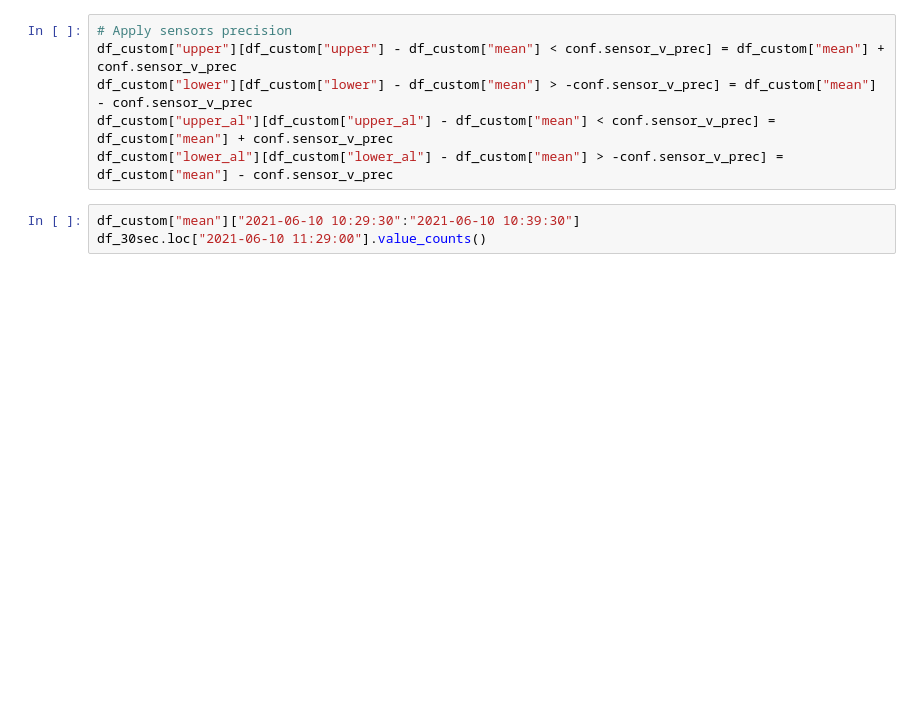
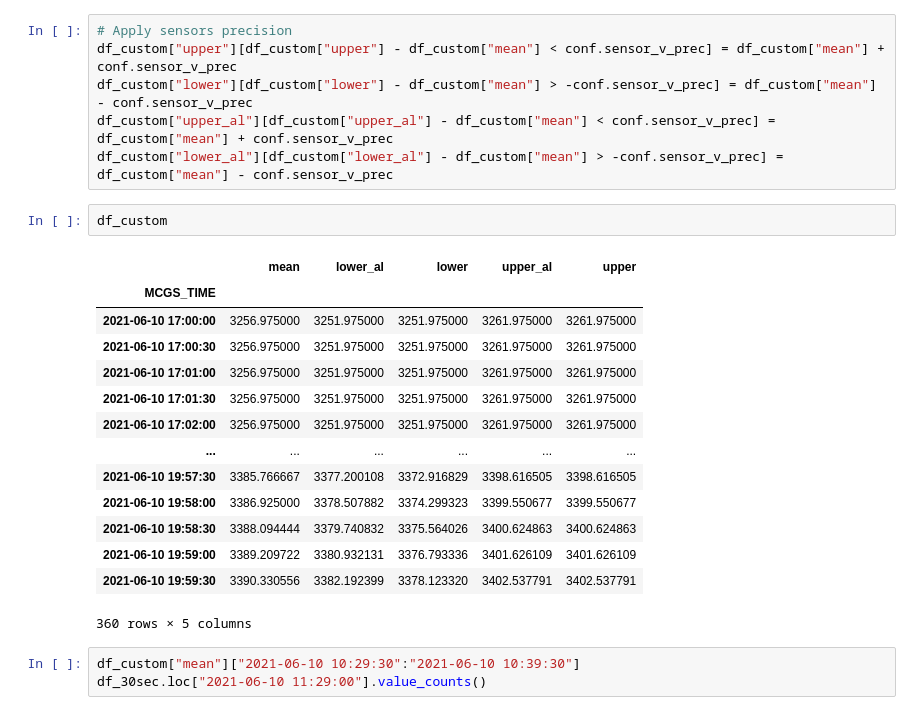
Before and after one commit to 314ka4y/Anomaly-detection-project, a Jupyter notebook: Anomaly_detection.ipynb, the cells around one changed output. Drawn from its saved outputs; the diff is of its cells as text; blank space fills up the shorter version.

```diff
--- a/Anomaly_detection.ipynb
+++ b/Anomaly_detection.ipynb
@@ -931,6 +991,23 @@ df_custom["upper"][df_custom["upper"] - df_custom["mean"] < conf.sensor_v_prec]
 df_custom["lower"][df_custom["lower"] - df_custom["mean"] > -conf.sensor_v_prec] = df_custom["mean"] - conf.sensor_v_prec
 df_custom["upper_al"][df_custom["upper_al"] - df_custom["mean"] < conf.sensor_v_prec] = df_custom["mean"] + conf.sensor_v_prec
 df_custom["lower_al"][df_custom["lower_al"] - df_custom["mean"] > -conf.sensor_v_prec] = df_custom["mean"] - conf.sensor_v_prec
+# %%
+df_custom
+# %% [output]
+|  | mean | lower_al | lower | upper_al | upper |
+| MCGS_TIME |  |  |  |  |  |
+| 2021-06-10 17:00:00 | 3256.975000 | 3251.975000 | 3251.975000 | 3261.975000 | 3261.975000 |
+| 2021-06-10 17:00:30 | 3256.975000 | 3251.975000 | 3251.975000 | 3261.975000 | 3261.975000 |
+| 2021-06-10 17:01:00 | 3256.975000 | 3251.975000 | 3251.975000 | 3261.975000 | 3261.975000 |
+| 2021-06-10 17:01:30 | 3256.975000 | 3251.975000 | 3251.975000 | 3261.975000 | 3261.975000 |
+| 2021-06-10 17:02:00 | 3256.975000 | 3251.975000 | 3251.975000 | 3261.975000 | 3261.975000 |
+| ... | ... | ... | ... | ... | ... |
+| 2021-06-10 19:57:30 | 3385.766667 | 3377.200108 | 3372.916829 | 3398.616505 | 3398.616505 |
+| 2021-06-10 19:58:00 | 3386.925000 | 3378.507882 | 3374.299323 | 3399.550677 | 3399.550677 |
+| 2021-06-10 19:58:30 | 3388.094444 | 3379.740832 | 3375.564026 | 3400.624863 | 3400.624863 |
+| 2021-06-10 19:59:00 | 3389.209722 | 3380.932131 | 3376.793336 | 3401.626109 | 3401.626109 |
+| 2021-06-10 19:59:30 | 3390.330556 | 3382.192399 | 3378.123320 | 3402.537791 | 3402.537791 |
+360 rows × 5 columns
 # %%
 df_custom["mean"]["2021-06-10 10:29:30":"2021-06-10 10:39:30"]
 df_30sec.loc["2021-06-10 11:29:00"].value_counts()
```
Also changed, not shown: parts of 30 cells of this notebook.
